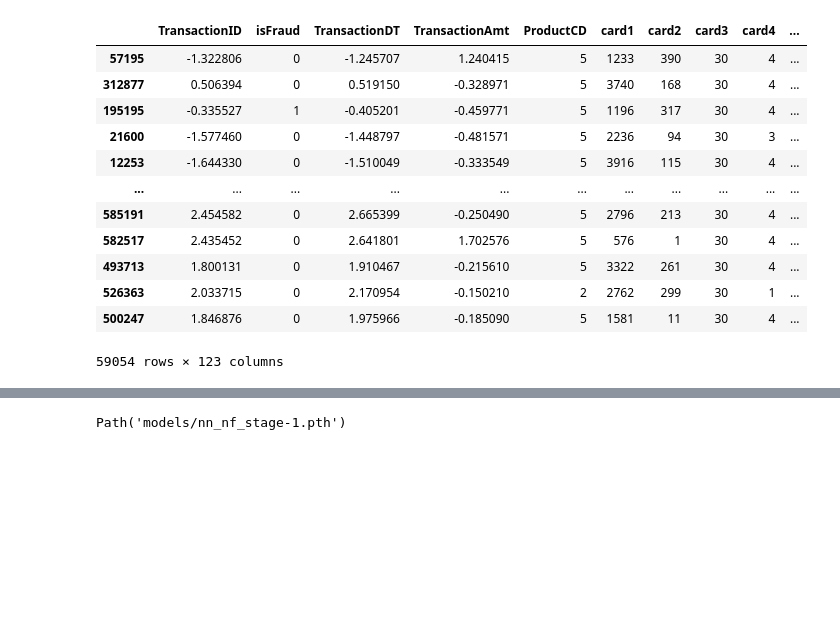
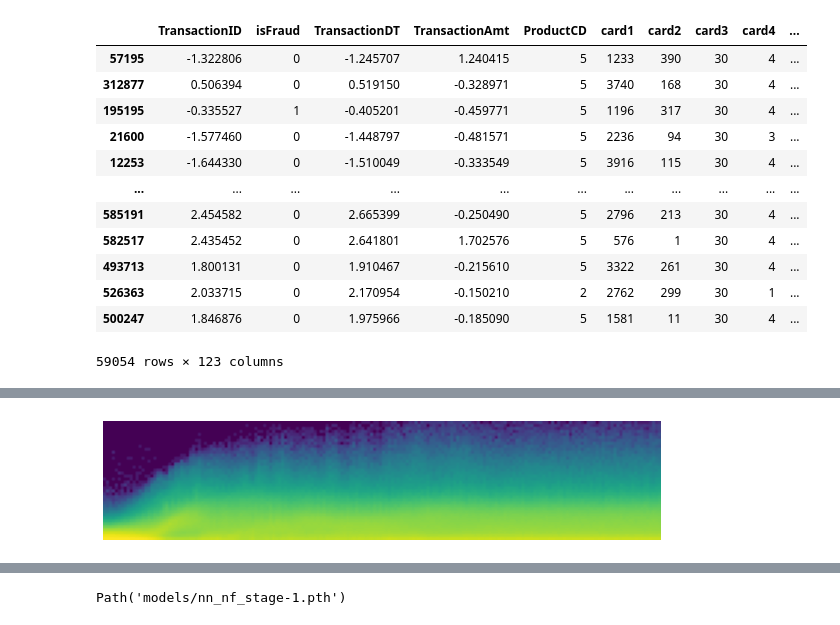
Before and after one commit to BoronII/fraud-detection-pytorch-scikit-fastai, a Jupyter notebook: 04_NN without feature engineering and without V features.ipynb, the cells around one changed output, grey strips where cells are left out. Cells and saved outputs as stored; diff of their text form; code cells hidden in the pictures; blank space fills up the shorter version.

```diff
--- a/04_NN without feature engineering and without V features.ipynb
+++ b/04_NN without feature engineering and without V features.ipynb
@@ -192,3 +181,7 @@ learn.fit_one_cycle(4, 4e-2, wd=0.01)
+# %%
+learn.activation_stats.color_dim(-2)
+# %% [output]
+[figure, added]
 # %%
 learn.lr_find()
 # %% [output]
```
Also changed, not shown: parts of 19 cells of this notebook, 1 other file.
